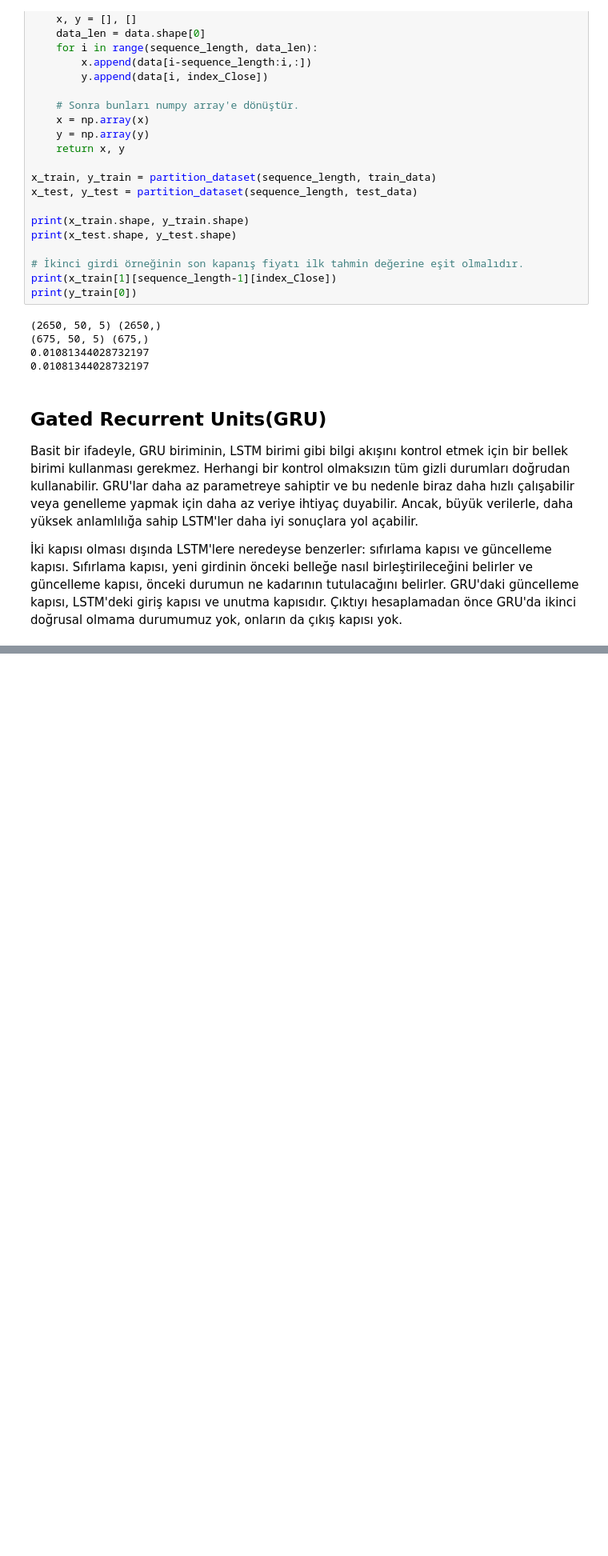
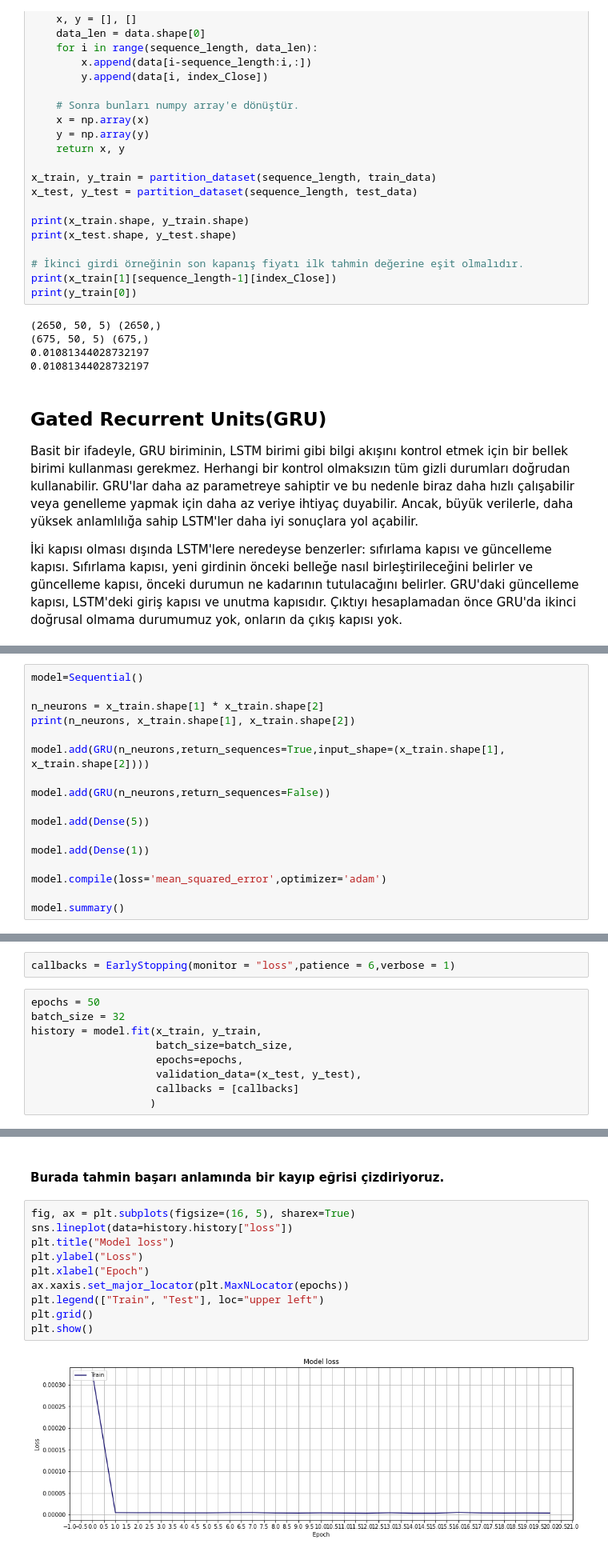
Before and after one commit to mustafaktaas/Python_StockPricePrediction_MachineLearning, a Jupyter notebook: StockPricePrediction_GRU.ipynb, the cells around one changed output, grey strips where cells are left out. Shown: that part at 80% size. Saved outputs shown, nothing was run; the diff lists cells and outputs as text; blank space fills up the shorter version.

```diff
--- a/StockPricePrediction_GRU.ipynb
+++ b/StockPricePrediction_GRU.ipynb
@@ -183,0 +383,17 @@ Basit bir ifadeyle, GRU biriminin, LSTM birimi gibi bilgi akışını kontrol et
+# %%
+model=Sequential()
+
+n_neurons = x_train.shape[1] * x_train.shape[2]
+print(n_neurons, x_train.shape[1], x_train.shape[2])
+
+model.add(GRU(n_neurons,return_sequences=True,input_shape=(x_train.shape[1], x_train.shape[2])))
+
+model.add(GRU(n_neurons,return_sequences=False))
+
+model.add(Dense(5))
+
+model.add(Dense(1))
+
+model.compile(loss='mean_squared_error',optimizer='adam')
+
+model.summary()
@@ -183,0 +419,11 @@ Basit bir ifadeyle, GRU biriminin, LSTM birimi gibi bilgi akışını kontrol et
+# %%
+callbacks = EarlyStopping(monitor = "loss",patience = 6,verbose = 1)
+# %%
+epochs = 50
+batch_size = 32
+history = model.fit(x_train, y_train,
+                    batch_size=batch_size,
+                    epochs=epochs,
+                    validation_data=(x_test, y_test),
+                    callbacks = [callbacks]
+                   )
@@ -183,0 +448,14 @@ Basit bir ifadeyle, GRU biriminin, LSTM birimi gibi bilgi akışını kontrol et
+# %% [markdown]
+#### Burada tahmin başarı anlamında bir kayıp eğrisi çizdiriyoruz.
+# %%
+fig, ax = plt.subplots(figsize=(16, 5), sharex=True)
+sns.lineplot(data=history.history["loss"])
+plt.title("Model loss")
+plt.ylabel("Loss")
+plt.xlabel("Epoch")
+ax.xaxis.set_major_locator(plt.MaxNLocator(epochs))
+plt.legend(["Train", "Test"], loc="upper left")
+plt.grid()
+plt.show()
+# %% [output]
+[figure, added]
```
Also changed, not shown: parts of 47 cells of this notebook.
